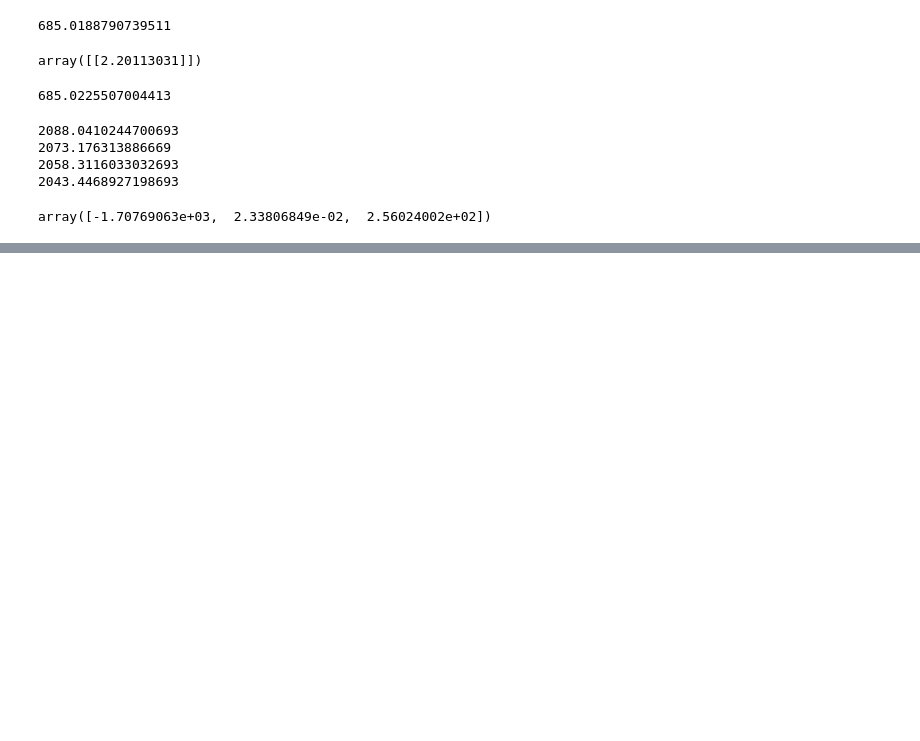
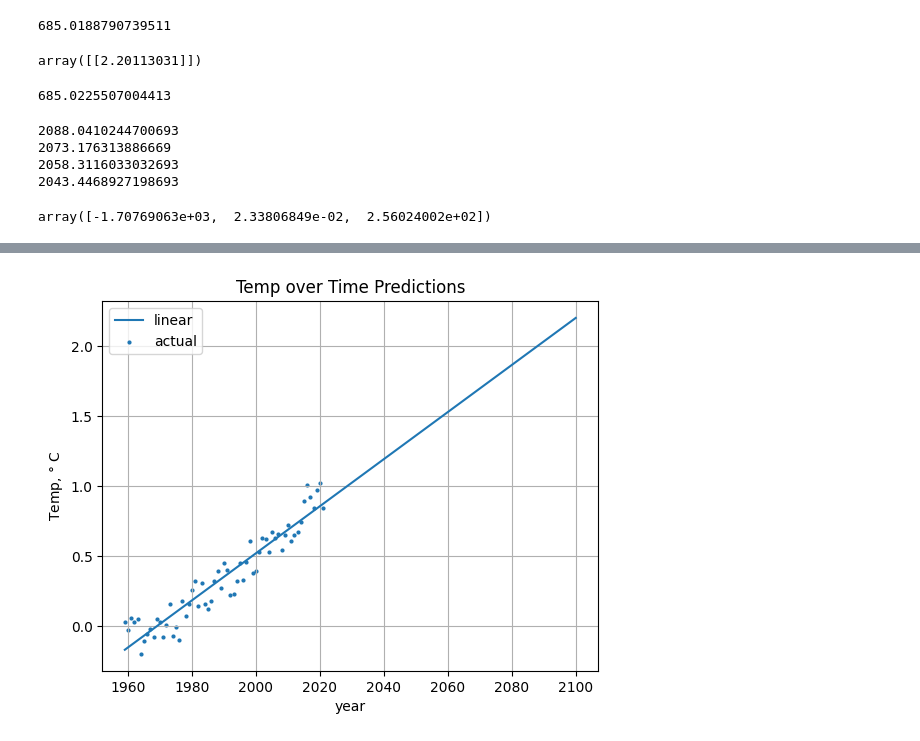
Before and after one commit to akioweh/The-HiMCM, a Jupyter notebook: py/main.ipynb, the cells around one changed output, grey strips where cells are left out. Saved outputs shown, nothing was run; the diff lists cells and outputs as text; code cells hidden in the pictures; blank space fills up the shorter version.

```diff
--- a/py/main.ipynb
+++ b/py/main.ipynb
@@ -509,11 +509,11 @@ plt.show()
 # %% [markdown]
 ### Linear
 # %%
-m_lr = LinearRegression()
-m_lr.fit(temp_df[['year']], temp_df[['y']])
-pmt_temp_lr = m_lr.coef_, m_lr.intercept_
+m_temp_lr = LinearRegression()
+m_temp_lr.fit(temp_df[['year']], temp_df[['y']])
+pmt_temp_lr = m_temp_lr.coef_, m_temp_lr.intercept_
 
-temp_pred_lr = m_lr.predict(PRED_YEARS)
+temp_pred_lr = m_temp_lr.predict(PRED_YEARS)
 temp_pred_lr = pd.DataFrame(temp_pred_lr)
 temp_pred_lr.columns = ['y']
 # %%
@@ -648,0 +725,11 @@ array([-1.70769063e+03,  2.33806849e-02,  2.56024002e+02])
+# %%
+plt.plot(PRED_YEARS_MORE, line_func(PRED_YEARS_MORE, *pmt_temp_lr), label='linear')
+plt.scatter(temp_df['year'], temp_df['y'], s=4, label='actual')
+plt.xlabel('year')
+plt.ylabel('Temp, $\degree$ C')
+plt.title('Temp over Time Predictions')
+plt.grid()
+plt.legend()
+plt.show()
+# %% [output]
+[figure, added]
```
Also changed, not shown: parts of 18 cells of this notebook, 11 other files.
